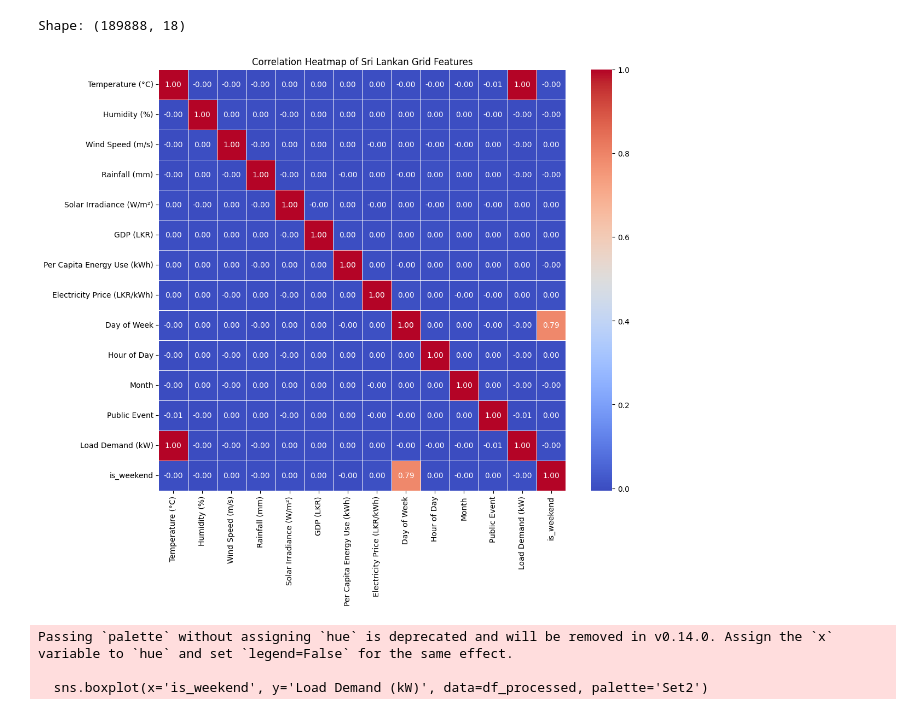
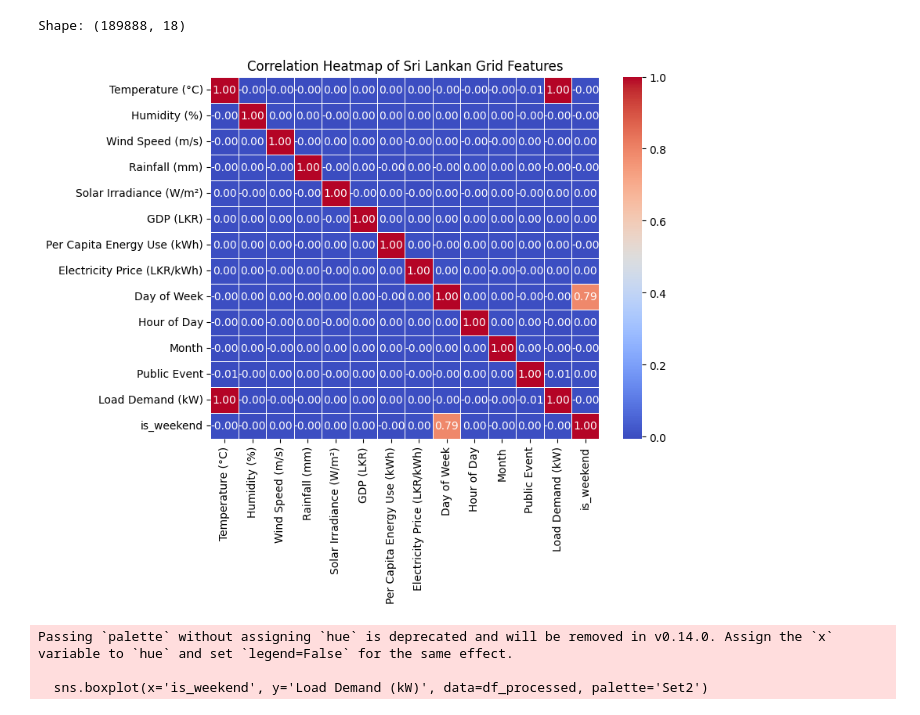
Before and after one commit to SiluniWijesinghe/SL-EnergyPredictor, a Jupyter notebook: notebooks/main_notebook.ipynb, the cells around one changed output. Cells and saved outputs as stored; diff of their text form; code cells hidden in the pictures.

```diff
--- a/notebooks/main_notebook.ipynb
+++ b/notebooks/main_notebook.ipynb
@@ -68,15 +64,15 @@ Shape: (189888, 18)
 # %%
 # 1. Calculate the correlation matrix using only numeric columns
 numeric_df = df_processed.select_dtypes(include=[np.number])
 corr_matrix = numeric_df.corr()
 
 # 2. Create the Heatmap
-plt.figure(figsize=(12, 10))
+plt.figure(figsize=(8, 6))
 sns.heatmap(corr_matrix, annot=True, cmap='coolwarm', fmt='.2f', linewidths=0.5)
 plt.title('Correlation Heatmap of Sri Lankan Grid Features')
 plt.show()
 # %% [output]
-[figure, old version]
+[figure, new version]
 # %%
 plt.figure(figsize=(8, 6))
 sns.boxplot(x='is_weekend', y='Load Demand (kW)', data=df_processed, palette='Set2')
```
Also changed, not shown: parts of 3 cells of this notebook, 1 other file.
